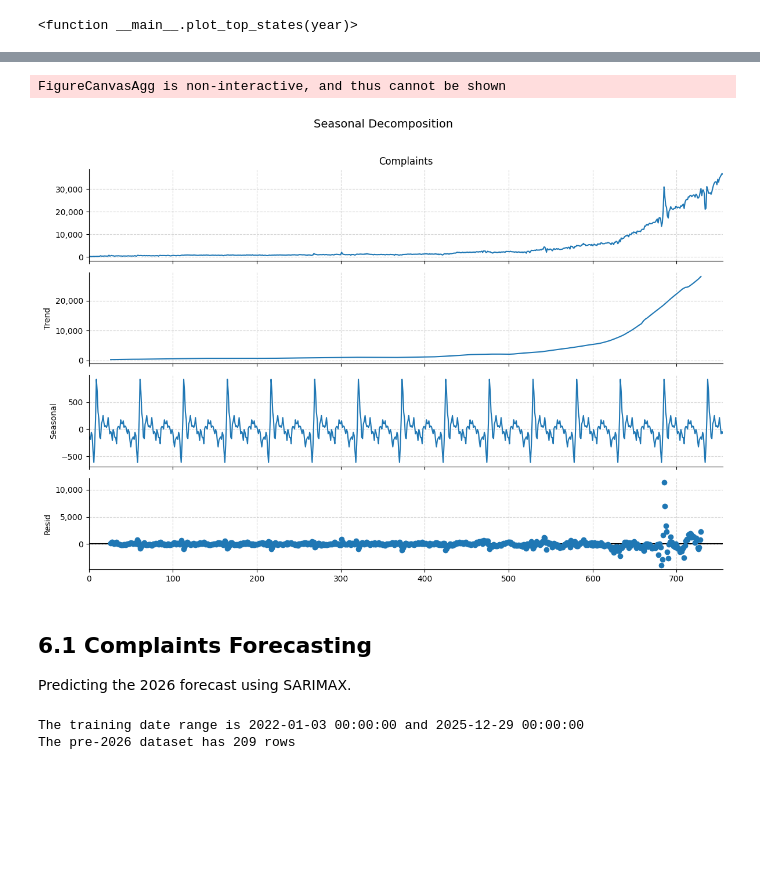
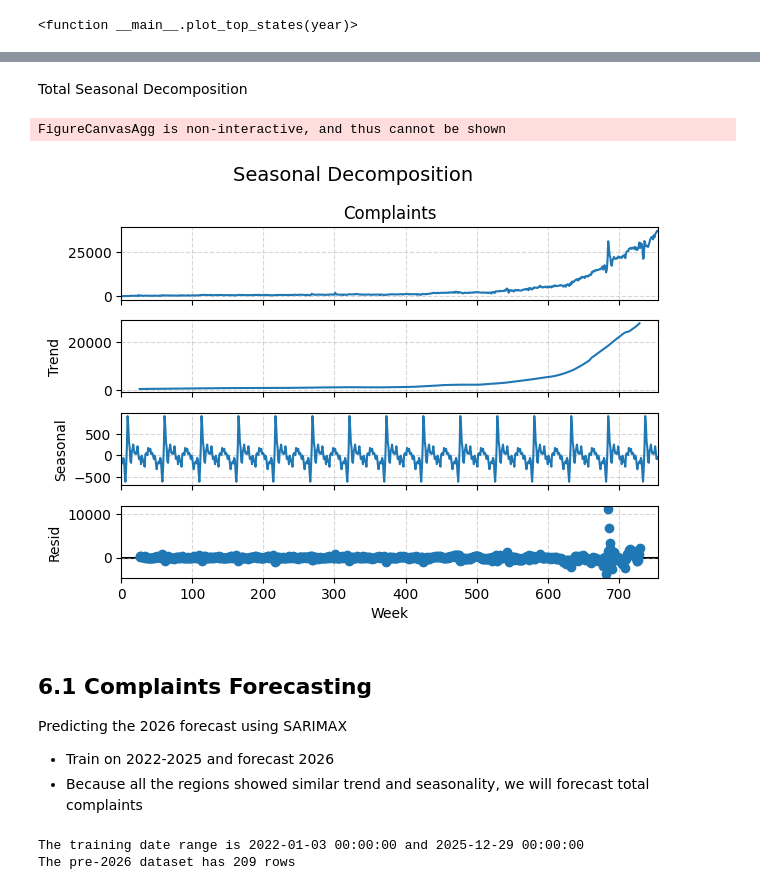
Before and after one commit to Papazian/MADS_Capstone, a Jupyter notebook: Geospatial_and_Time_Series_Analysis/visuals_forecast.ipynb, the cells around one changed output, grey strips where cells are left out. Saved outputs shown, nothing was run; the diff lists cells and outputs as text; code cells hidden in the pictures; blank space fills up the shorter version.

Commit message:
Updated seasonal decomp with regions

```diff
--- a/Geospatial_and_Time_Series_Analysis/visuals_forecast.ipynb
+++ b/Geospatial_and_Time_Series_Analysis/visuals_forecast.ipynb
@@ -350,7 +306,7 @@ fig = px.choropleth(
     locations='State',
     locationmode="USA-states",
     color='Complaints per 10k',
-    animation_frame='Year-Month',  # Animates map month-by-month
+    animation_frame='Year-Week',  # Animates map week by week
     scope="usa",
     color_continuous_scale="Reds",
     title="Monthly Complaint Trends in 2025"
@@ -364,26 +320,0 @@ Decomposing the time series data for trend and seasonality.
-# %%
-df['Date week'] = df['Date received'].dt.to_period('W').dt.start_time
-
-ts_df = df.groupby('Date week')['Complaint ID'].count().reset_index(name = 'Complaints')
-ts_df['Date week'] = pd.to_datetime(ts_df['Date week'])
-
-#remove datapoints 1 week after max due to significant drop in complaints
-max_complaints_date = ts_df.loc[ts_df['Complaints'].idxmax(), 'Date week']
-cutoff = max_complaints_date + timedelta(weeks = 1)
-ts_df_cutoff = ts_df[ts_df['Date week'] <= cutoff]
-
-plt.figure(figsize=(12, 5))
-ax = plt.gca()
-plt.plot(ts_df_cutoff['Date week'], ts_df_cutoff['Complaints'], marker=None, linestyle='-', markersize=4, linewidth=2)
-plt.title('Weekly Complaints Over Time', pad=15)
-plt.xlabel('Date')
-plt.ylabel('Number of Complaints')
-
-# Intuitive formatting
-ax.yaxis.set_major_formatter(plt.matplotlib.ticker.StrMethodFormatter('{x:,.0f}'))
-ax.spines['top'].set_visible(False)
-ax.spines['right'].set_visible(False)
-plt.grid(True, linestyle='--', alpha=0.5)
-
-plt.tight_layout()
-plt.show()
@@ -392,20 +373,24 @@ plt.show()
+# %% [markdown]
+Total Seasonal Decomposition
 # %%
-#change period = 52 when running with 2+ years of data
-decomp = seasonal_decompose(ts_df_cutoff['Complaints'], model = 'additive', period = 52)
+#Remove regionality and combine complaints by week
+decomp_df = ts_df_cutoff.groupby('Date-Week')['Complaints'].sum().reset_index()
+
+decomp = seasonal_decompose(decomp_df['Complaints'], model = 'additive', period = 52)
 fig = decomp.plot()
-fig.set_size_inches(12, 8) # Give the decomposition plots more breathing room
-fig.suptitle('Seasonal Decomposition', y=1.02, fontsize=14)
+fig.suptitle('Seasonal Decomposition', fontsize=14)
+fig.axes[-1].set_xlabel('Week')
 for ax in fig.axes:
-    ax.yaxis.set_major_formatter(plt.matplotlib.ticker.StrMethodFormatter('{x:,.0f}'))
     ax.grid(True, linestyle='--', alpha=0.5)
-    ax.spines['top'].set_visible(False)
-    ax.spines['right'].set_visible(False)
+
 plt.tight_layout()
 fig.show()
 # %% [output]
 FigureCanvasAgg is non-interactive, and thus cannot be shown
-[figure, old version]
+[figure, new version]
 # %% [markdown]
 ## 6.1 Complaints Forecasting
-Predicting the 2026 forecast using SARIMAX.
+Predicting the 2026 forecast using SARIMAX
+- Train on 2022-2025 and forecast 2026
+- Because all the regions showed similar trend and seasonality, we will forecast total complaints
 # %%
```
Also changed, not shown: parts of 22 cells of this notebook.
